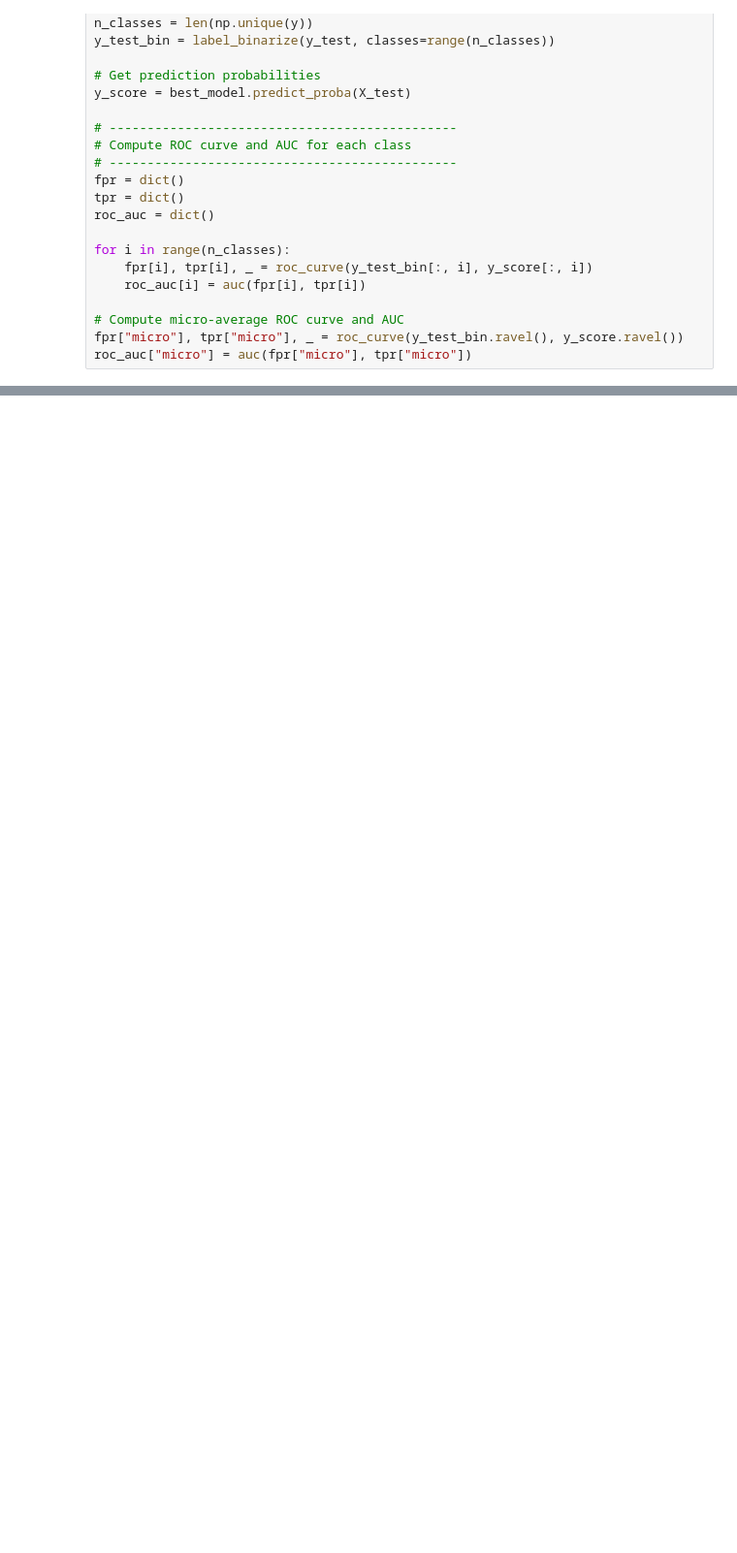
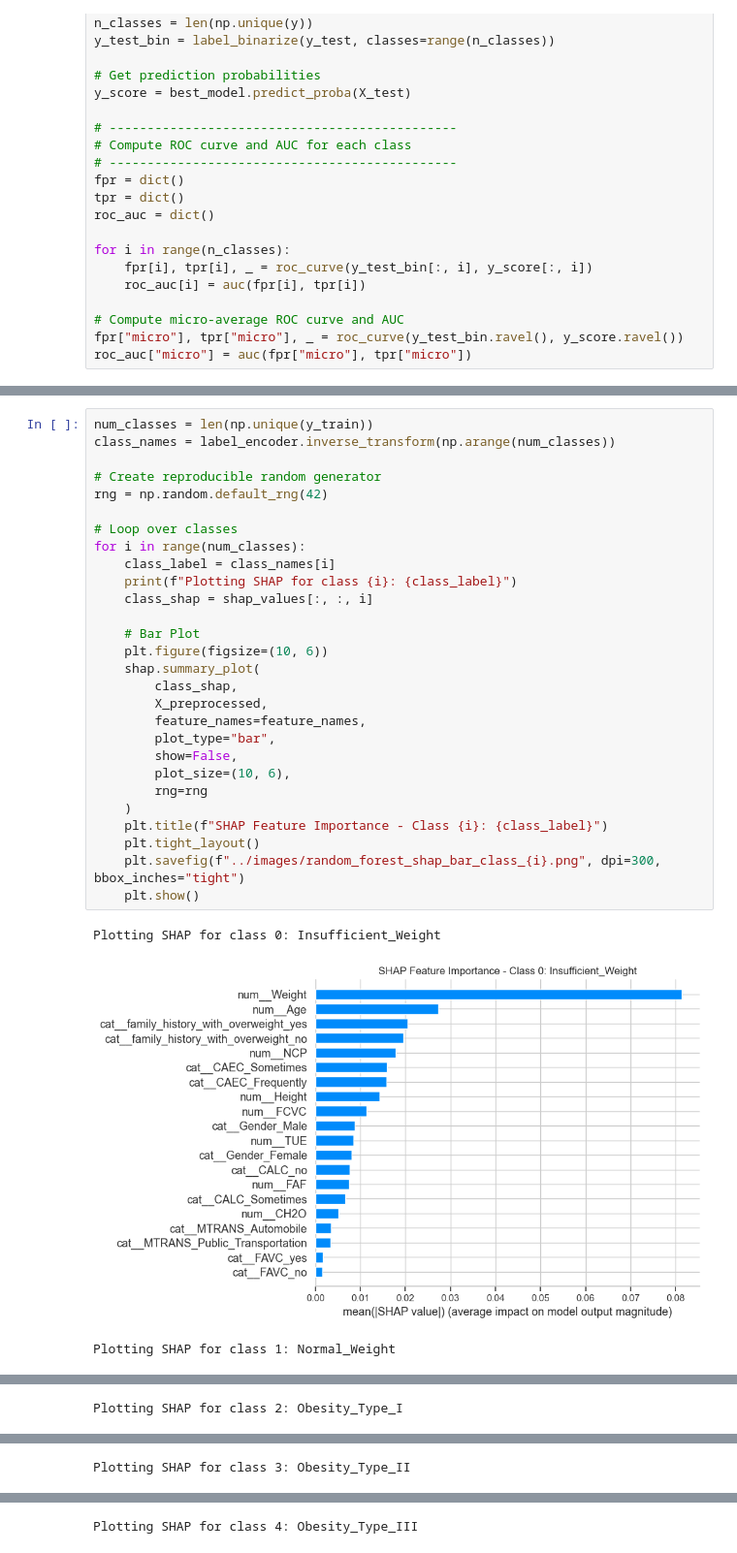
Before and after one commit to slathwal/obesity-estimation, a Jupyter notebook: experiments/random_forest.ipynb, the cells around one changed output, grey strips where cells are left out. Shown at 97% size. Cells and saved outputs as stored; diff of their text form; blank space fills up the shorter version.

```diff
--- a/experiments/random_forest.ipynb
+++ b/experiments/random_forest.ipynb
@@ -281,3 +276,35 @@ plt.savefig("../images/SHAP_feature_importance.png", dpi=300, bbox_inches="tight
 plt.show()
 # %% [output]
 [figure]
+# %%
+num_classes = len(np.unique(y_train))
+class_names = label_encoder.inverse_transform(np.arange(num_classes))
+
+# Create reproducible random generator
+rng = np.random.default_rng(42)
+
+# Loop over classes
+for i in range(num_classes):
+    class_label = class_names[i]
+    print(f"Plotting SHAP for class {i}: {class_label}")
+    class_shap = shap_values[:, :, i]
+
+    # Bar Plot
+    plt.figure(figsize=(10, 6))
+    shap.summary_plot(
+        class_shap,
+        X_preprocessed,
+        feature_names=feature_names,
+        plot_type="bar",
+        show=False,
+        plot_size=(10, 6),
+        rng=rng
+    )
+    plt.title(f"SHAP Feature Importance - Class {i}: {class_label}")
+    plt.tight_layout()
+    plt.savefig(f"../images/random_forest_shap_bar_class_{i}.png", dpi=300, bbox_inches="tight")
+    plt.show()
+# %% [output]
+Plotting SHAP for class 0: Insufficient_Weight
+[figure, added]
+Plotting SHAP for class 1: Normal_Weight
@@ -283,0 +312 @@ plt.show()
+Plotting SHAP for class 2: Obesity_Type_I
@@ -283,0 +314 @@ plt.show()
+Plotting SHAP for class 3: Obesity_Type_II
@@ -283,0 +316 @@ plt.show()
+Plotting SHAP for class 4: Obesity_Type_III
```
Also changed, not shown: parts of 10 cells of this notebook.
